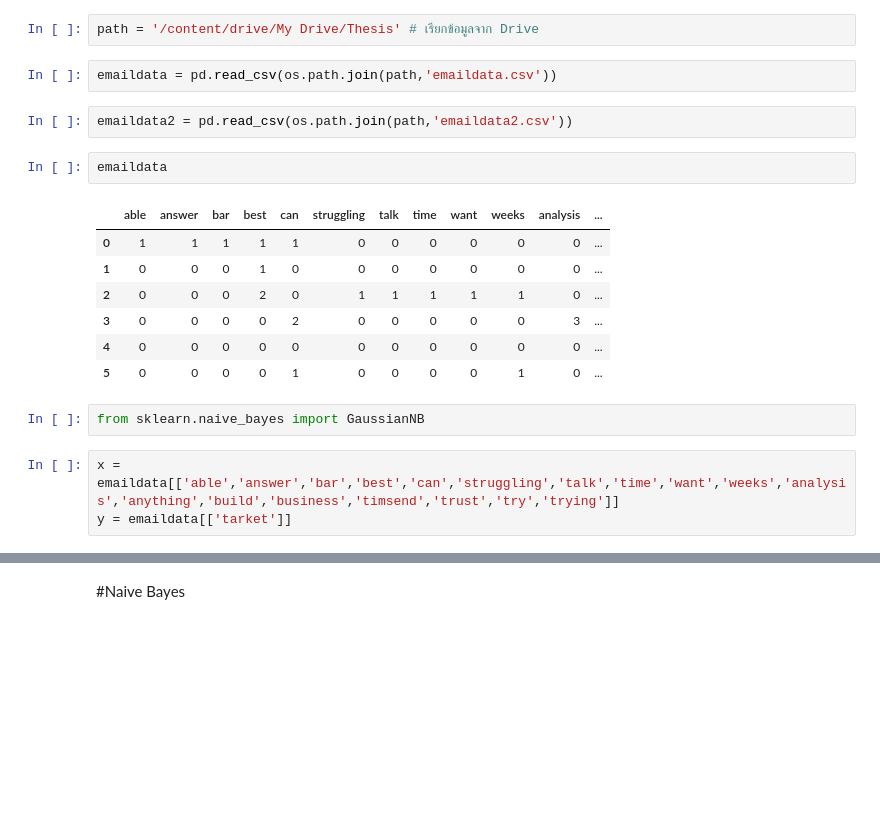
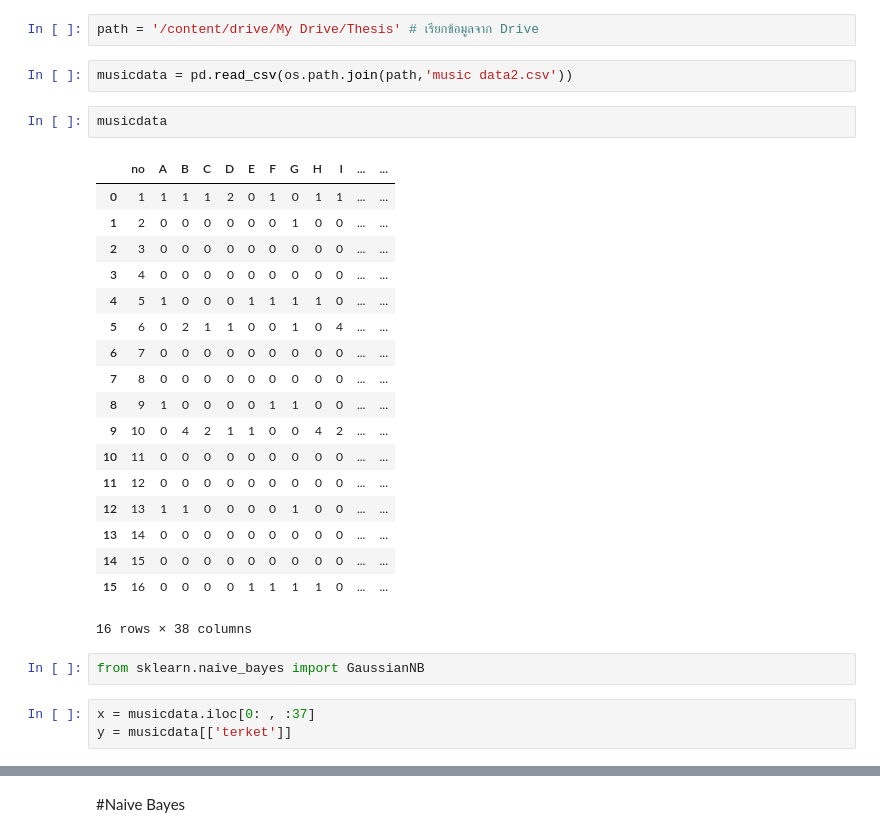
Before and after one commit to Anusarakh/DPDM2021, a Jupyter notebook: Untitled1.ipynb, the cells around one changed output, grey strips where cells are left out. Saved outputs shown, nothing was run; the diff lists cells and outputs as text; blank space fills up the shorter version.

```diff
--- a/Untitled1.ipynb
+++ b/Untitled1.ipynb
@@ -14,24 +14,33 @@ import os
 # %%
 path = '/content/drive/My Drive/Thesis' # เรียกข้อมูลจาก Drive
 # %%
-emaildata = pd.read_csv(os.path.join(path,'emaildata.csv'))
+musicdata = pd.read_csv(os.path.join(path,'music data2.csv'))
-# %%
-emaildata2 = pd.read_csv(os.path.join(path,'emaildata2.csv'))
-# %%
-emaildata
-# %% [output]
-|  | able | answer | bar | best | can | struggling | talk | time | want | weeks | analysis | ... |
-| 0 | 1 | 1 | 1 | 1 | 1 | 0 | 0 | 0 | 0 | 0 | 0 | ... |
-| 1 | 0 | 0 | 0 | 1 | 0 | 0 | 0 | 0 | 0 | 0 | 0 | ... |
-| 2 | 0 | 0 | 0 | 2 | 0 | 1 | 1 | 1 | 1 | 1 | 0 | ... |
-| 3 | 0 | 0 | 0 | 0 | 2 | 0 | 0 | 0 | 0 | 0 | 3 | ... |
-| 4 | 0 | 0 | 0 | 0 | 0 | 0 | 0 | 0 | 0 | 0 | 0 | ... |
-| 5 | 0 | 0 | 0 | 0 | 1 | 0 | 0 | 0 | 0 | 1 | 0 | ... |
+# %%
+musicdata
+# %% [output]
+|  | no | A | B | C | D | E | F | G | H | I | ... | ... |
+| 0 | 1 | 1 | 1 | 1 | 2 | 0 | 1 | 0 | 1 | 1 | ... | ... |
+| 1 | 2 | 0 | 0 | 0 | 0 | 0 | 0 | 1 | 0 | 0 | ... | ... |
+| 2 | 3 | 0 | 0 | 0 | 0 | 0 | 0 | 0 | 0 | 0 | ... | ... |
+| 3 | 4 | 0 | 0 | 0 | 0 | 0 | 0 | 0 | 0 | 0 | ... | ... |
+| 4 | 5 | 1 | 0 | 0 | 0 | 1 | 1 | 1 | 1 | 0 | ... | ... |
+| 5 | 6 | 0 | 2 | 1 | 1 | 0 | 0 | 1 | 0 | 4 | ... | ... |
+| 6 | 7 | 0 | 0 | 0 | 0 | 0 | 0 | 0 | 0 | 0 | ... | ... |
+| 7 | 8 | 0 | 0 | 0 | 0 | 0 | 0 | 0 | 0 | 0 | ... | ... |
+| 8 | 9 | 1 | 0 | 0 | 0 | 0 | 1 | 1 | 0 | 0 | ... | ... |
+| 9 | 10 | 0 | 4 | 2 | 1 | 1 | 0 | 0 | 4 | 2 | ... | ... |
+| 10 | 11 | 0 | 0 | 0 | 0 | 0 | 0 | 0 | 0 | 0 | ... | ... |
+| 11 | 12 | 0 | 0 | 0 | 0 | 0 | 0 | 0 | 0 | 0 | ... | ... |
+| 12 | 13 | 1 | 1 | 0 | 0 | 0 | 0 | 1 | 0 | 0 | ... | ... |
+| 13 | 14 | 0 | 0 | 0 | 0 | 0 | 0 | 0 | 0 | 0 | ... | ... |
+| 14 | 15 | 0 | 0 | 0 | 0 | 0 | 0 | 0 | 0 | 0 | ... | ... |
+| 15 | 16 | 0 | 0 | 0 | 0 | 1 | 1 | 1 | 1 | 0 | ... | ... |
+16 rows × 38 columns
 # %%
 from sklearn.naive_bayes import GaussianNB
-# %%
-x = emaildata[['able','answer','bar','best','can','struggling','talk','time','want','weeks','analysis','anything','build','business','timsend','trust','try','trying']]
-y = emaildata[['tarket']]
+# %%
+x = musicdata.iloc[0: , :37]
+y = musicdata[['terket']]
 # %%
 x
 # %% [output]
```
Also changed, not shown: parts of 23 cells of this notebook.
